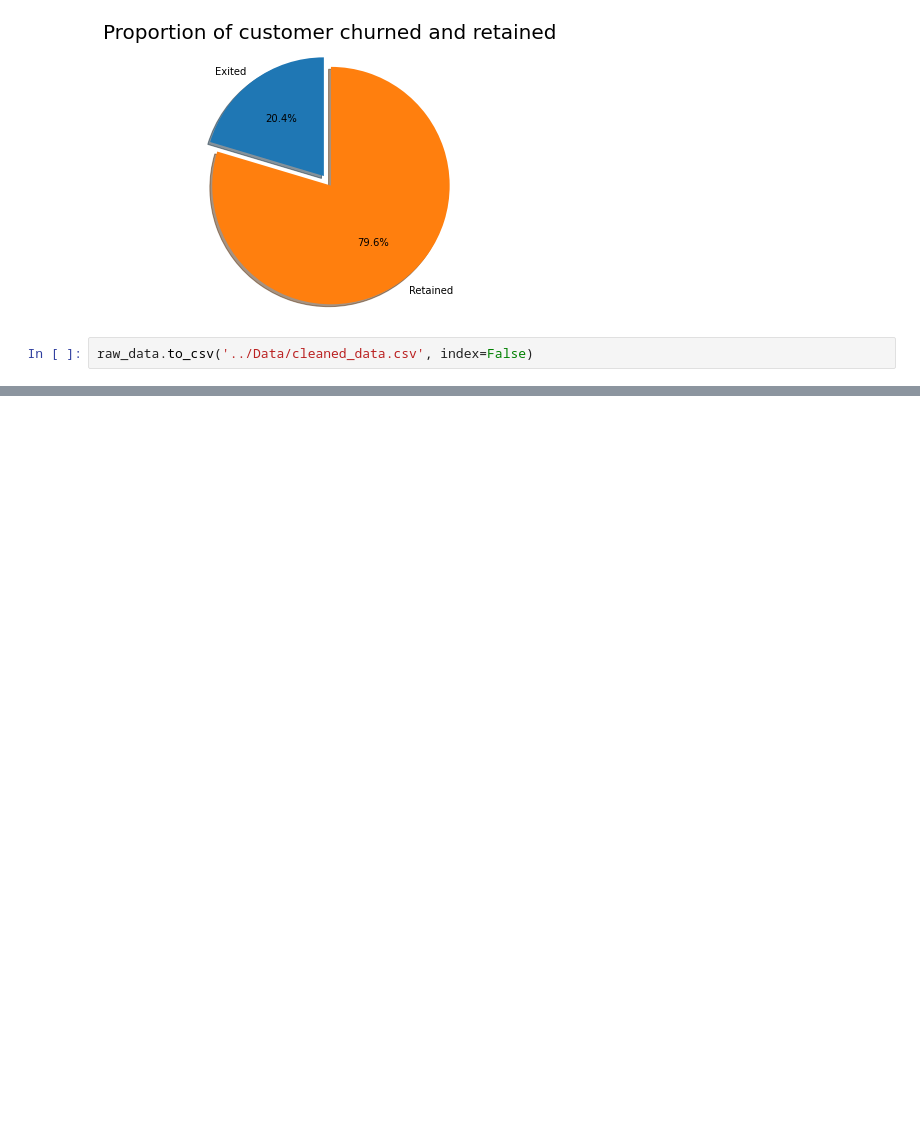
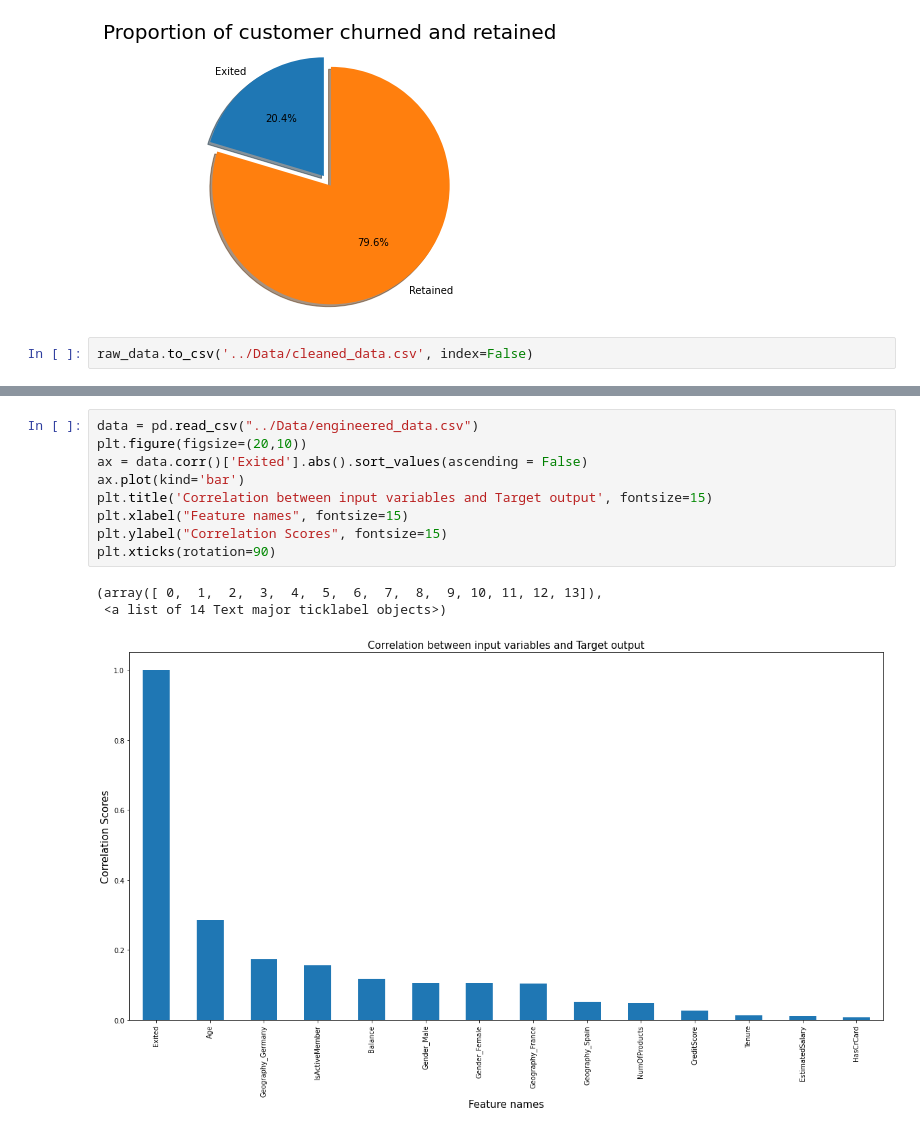
Before and after one commit to Abhishek-pv/Churn-prediction-in-banking-sector, a Jupyter notebook: EDA/eda.ipynb, the cells around one changed output, grey strips where cells are left out. Saved outputs shown, nothing was run; the diff lists cells and outputs as text; blank space fills up the shorter version.

```diff
--- a/EDA/eda.ipynb
+++ b/EDA/eda.ipynb
@@ -73,0 +83,13 @@ raw_data.to_csv('../Data/cleaned_data.csv', index=False)
+# %%
+data = pd.read_csv("../Data/engineered_data.csv")
+plt.figure(figsize=(20,10))
+ax = data.corr()['Exited'].abs().sort_values(ascending = False)
+ax.plot(kind='bar')
+plt.title('Correlation between input variables and Target output', fontsize=15)
+plt.xlabel("Feature names", fontsize=15)
+plt.ylabel("Correlation Scores", fontsize=15)
+plt.xticks(rotation=90)
+# %% [output]
+(array([ 0,  1,  2,  3,  4,  5,  6,  7,  8,  9, 10, 11, 12, 13]),
+ <a list of 14 Text major ticklabel objects>)
+[figure, added]
```
Also changed, not shown: parts of 1 cell of this notebook, 3 other files.
